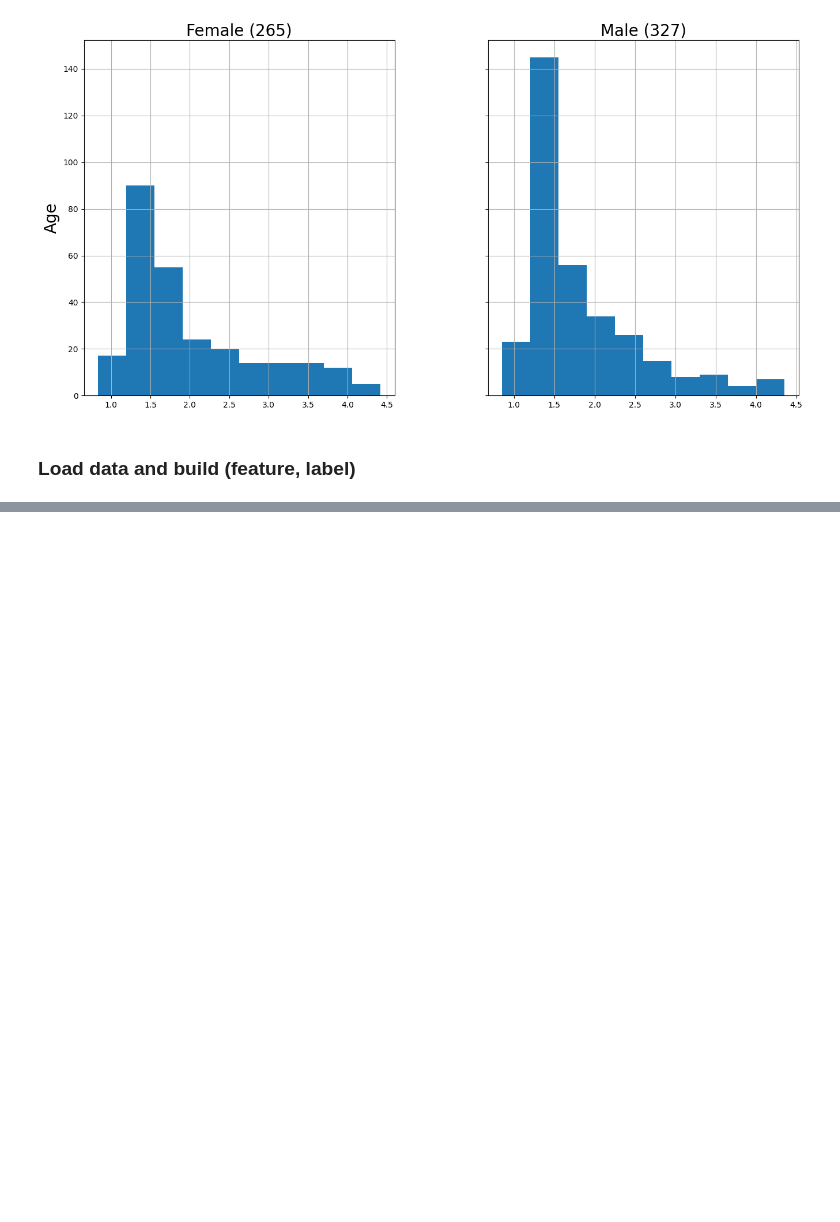
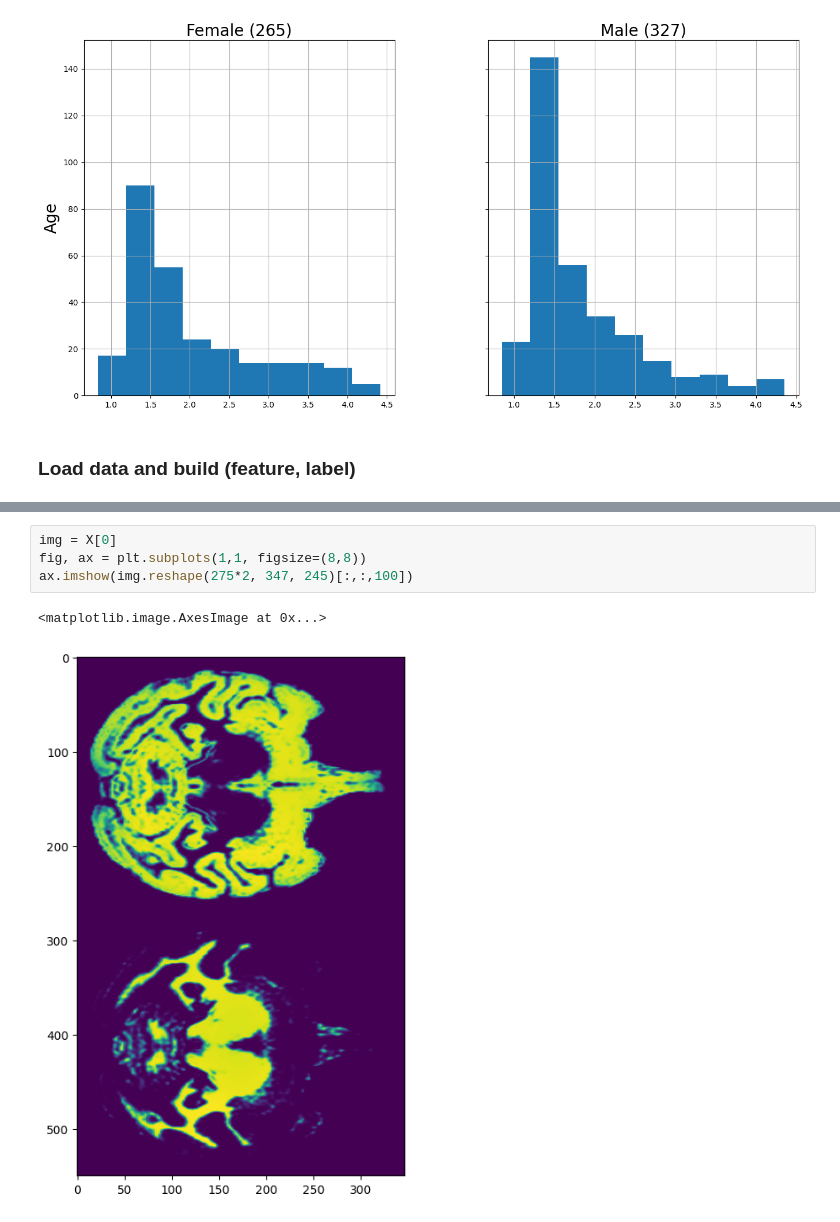
Before and after one commit to neurodata/sex_classification, a Jupyter notebook: primary_analysis-NHP.ipynb, the cells around one changed output, grey strips where cells are left out. Saved outputs shown, nothing was run; the diff lists cells and outputs as text; blank space fills up the shorter version.

```diff
--- a/primary_analysis-NHP.ipynb
+++ b/primary_analysis-NHP.ipynb
@@ -100,3 +110,10 @@ uwmadison.csv  missing
+# %%
+img = X[0]
+fig, ax = plt.subplots(1,1, figsize=(8,8))
+ax.imshow(img.reshape(275*2, 347, 245)[:,:,100])
+# %% [output]
+<matplotlib.image.AxesImage at 0x...>
+[figure, added]
 # %%
 X.shape
 # %% [output]
```
Also changed, not shown: parts of 8 cells of this notebook, 4 other files.
